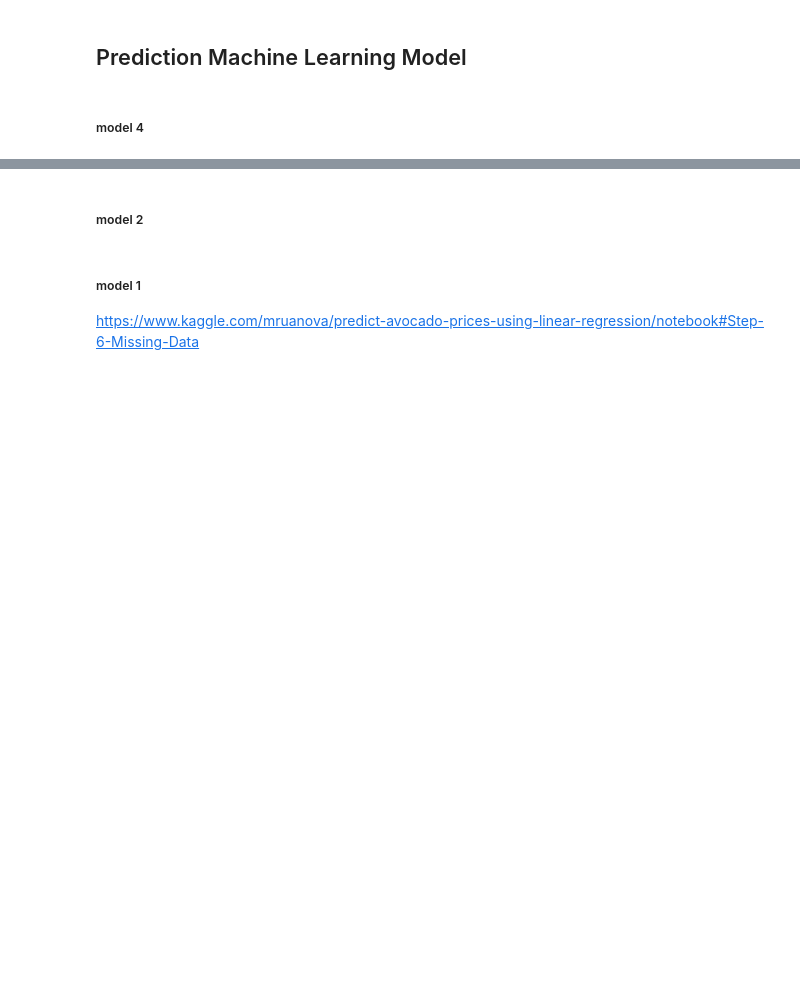
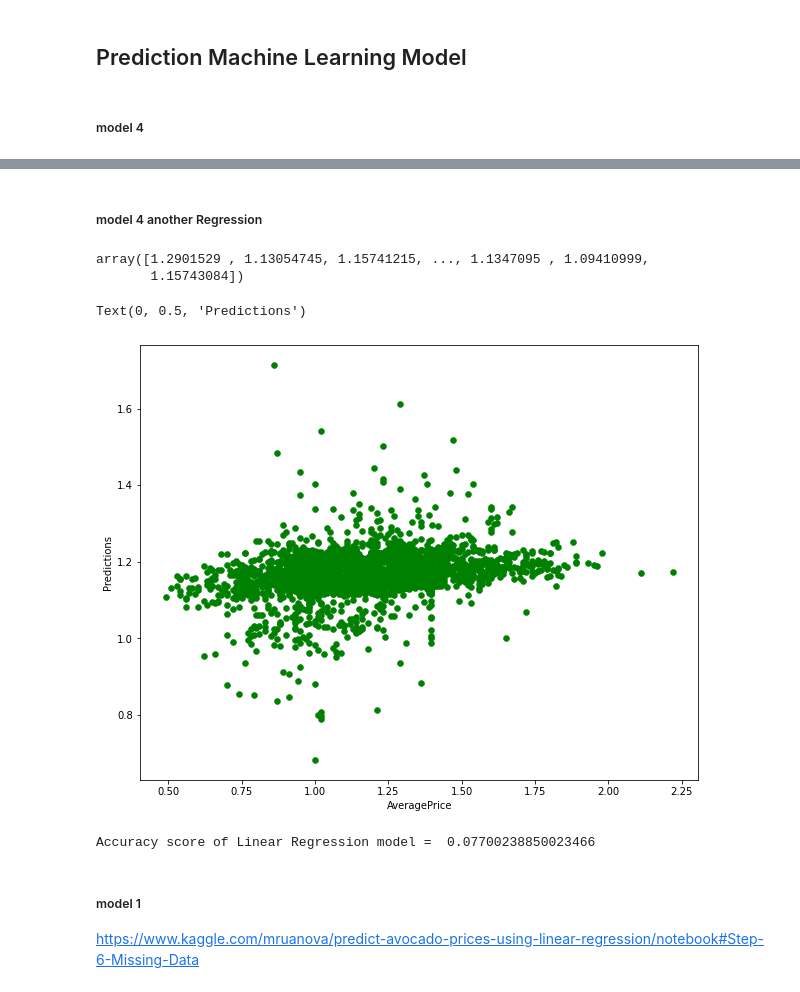
Before and after one commit to irfixq/Avocado_King, a Jupyter notebook: Avocado_King.ipynb, the cells around one changed output, grey strips where cells are left out. Saved outputs shown, nothing was run; the diff lists cells and outputs as text; code cells hidden in the pictures; blank space fills up the shorter version.

```diff
--- a/Avocado_King.ipynb
+++ b/Avocado_King.ipynb
@@ -306,8 +503,8 @@ Y = df_train_conventional['AveragePrice']
 
 X_train,X_test,Y_train,Y_test = train_test_split(X,Y,test_size = 0.2)
 # %%
-#X_train = X_train.drop('type',axis = 1)
-#X_test = X_test.drop('type',axis = 1)
+X_train = X_train.drop('type',axis = 1)
+X_test = X_test.drop('type',axis = 1)
 # %% [markdown]
 ## Prediction Machine Learning Model
 # %% [markdown]
@@ -343,23 +555,31 @@ sns.scatterplot(data = small_df,x='actual_AveragePrice',y = 'predicted_AveragePr
 # %% [markdown]
-##### model 2
+##### model 4 another Regression
 # %%
 from sklearn import linear_model
 lm = linear_model.LinearRegression()
 # %%
-model = lm.fit(X_train, y_train)
+model = lm.fit(X_train, Y_train)
 predictions = lm.predict(X_test)
 
 predictions
+# %% [output]
+array([1.2901529 , 1.13054745, 1.15741215, ..., 1.1347095 , 1.09410999,
+       1.15743084])
 # %%
 ## Plotting model
 f, ax = plt.subplots(nrows=1, ncols=1, figsize=(10, 8))
 
-plt.scatter(y_test, predictions,c='green', linewidths=0.5)
+plt.scatter(Y_test, predictions,c='green', linewidths=0.5)
 plt.xlabel('AveragePrice')
 plt.ylabel('Predictions')
+# %% [output]
+Text(0, 0.5, 'Predictions')
+[figure, added]
 # %%
 ## Check for accuracy
-print ('Accuracy score of Linear Regression model = ', model.score(X_test, y_test))
+print ('Accuracy score of Linear Regression model = ', model.score(X_test, Y_test))
+# %% [output]
+Accuracy score of Linear Regression model =  0.07700238850023466
 # %% [markdown]
 ##### model 1
 https://www.kaggle.com/mruanova/predict-avocado-prices-using-linear-regression/notebook#Step-6-Missing-Data
```
Also changed, not shown: parts of 45 cells of this notebook.
